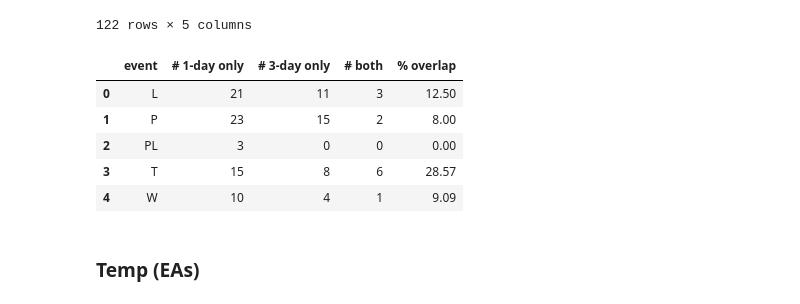
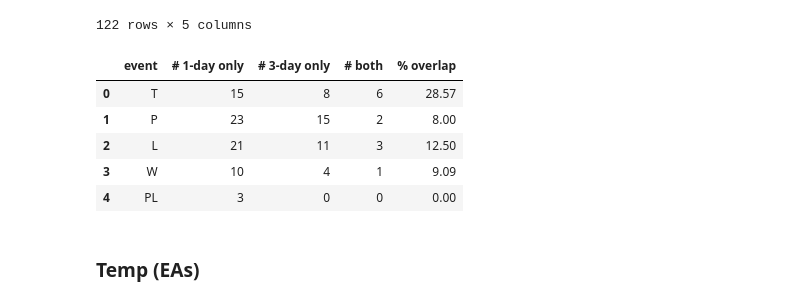
Before and after one commit to KaytheDee/pqr_extreme_weather_analysis, a Jupyter notebook: notebooks/_Logit_Co_occurrence_per_EA_overlapping_hours_full_model_3_day_rev1.ipynb, the cells around one changed output. Saved outputs shown, nothing was run; the diff lists cells and outputs as text; code cells hidden in the pictures.

```diff
--- a/notebooks/_Logit_Co_occurrence_per_EA_overlapping_hours_full_model_3_day_rev1.ipynb
+++ b/notebooks/_Logit_Co_occurrence_per_EA_overlapping_hours_full_model_3_day_rev1.ipynb
@@ -2475,38 +2468,53 @@ ea_1_3_day_risk_summary = (
     .agg(
         n_1_day_risk=('one_day_only', 'sum'),
         n_3_day_risk=('three_day_only', 'sum'),
         n_both=('both', 'sum'),
         n_all_1_day_risk=('has_1_day', 'sum')
     )
 )
 
 # % of unique 1-day-risk EAs that also have 3-day risk
 ea_1_3_day_risk_summary['pct_overlap'] = (
     ea_1_3_day_risk_summary['n_both']
     .div(ea_1_3_day_risk_summary['n_all_1_day_risk'])
     .mul(100)
     .round(2)
 )
 
 ea_1_3_day_risk_summary = (
     ea_1_3_day_risk_summary
     .drop(columns='n_all_1_day_risk')
     .rename(columns={
         'n_1_day_risk': '# 1-day only',
         'n_3_day_risk': '# 3-day only',
         'n_both': '# both',
         'pct_overlap': '% overlap'
     })
 )
 
+# Arrange events as T, P, L, W, PL
+event_order = ['T', 'P', 'L', 'W', 'PL']
+
+ea_1_3_day_risk_summary['event'] = pd.Categorical(
+    ea_1_3_day_risk_summary['event'],
+    categories=event_order,
+    ordered=True
+)
+
+ea_1_3_day_risk_summary = (
+    ea_1_3_day_risk_summary
+    .sort_values('event')
+    .reset_index(drop=True)
+)
+
 ea_1_3_day_risk_summary
 # %% [output]
 |  | event | # 1-day only | # 3-day only | # both | % overlap |
-| 0 | L | 21 | 11 | 3 | 12.50 |
+| 0 | T | 15 | 8 | 6 | 28.57 |
 | 1 | P | 23 | 15 | 2 | 8.00 |
-| 2 | PL | 3 | 0 | 0 | 0.00 |
-| 3 | T | 15 | 8 | 6 | 28.57 |
-| 4 | W | 10 | 4 | 1 | 9.09 |
+| 2 | L | 21 | 11 | 3 | 12.50 |
+| 3 | W | 10 | 4 | 1 | 9.09 |
+| 4 | PL | 3 | 0 | 0 | 0.00 |
 # %% [markdown]
 ### Temp (EAs)
 # %%
```
Also changed, not shown: parts of 1 cell of this notebook, 2 other files.
